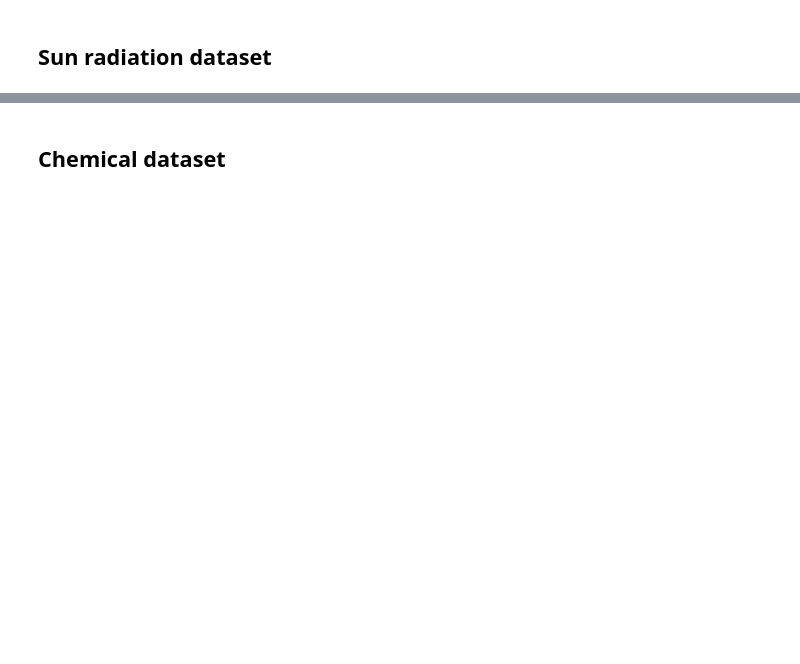
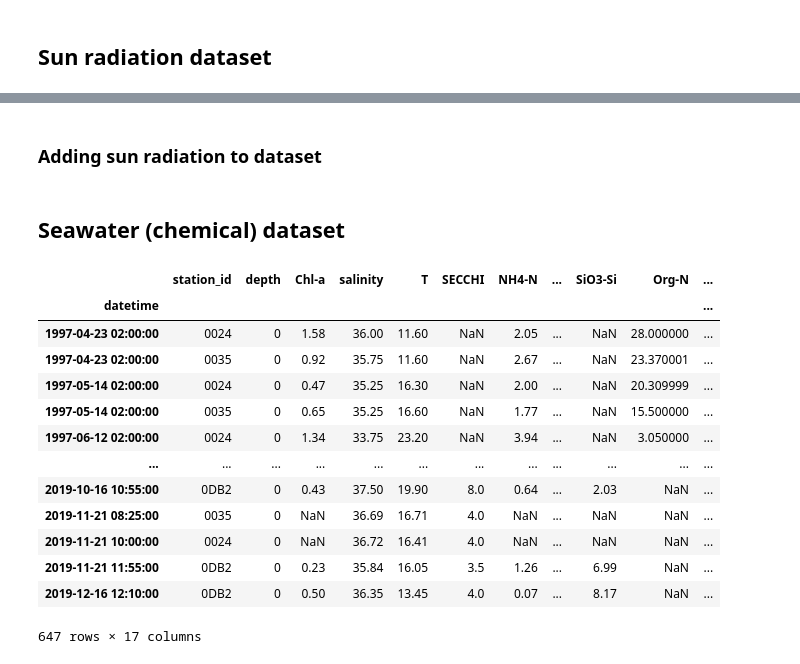
Before and after one commit to MartinMarzi/HABTox-predictor, a Jupyter notebook: HAB_preprocessing_4_0_0.ipynb, the cells around one changed output, grey strips where cells are left out. Drawn from its saved outputs; the diff is of its cells as text; code cells hidden in the pictures; blank space fills up the shorter version.

```diff
--- a/HAB_preprocessing_4_0_0.ipynb
+++ b/HAB_preprocessing_4_0_0.ipynb
@@ -371,0 +418,2 @@ df_po
+# %% [markdown]
+### Adding sun radiation to dataset
@@ -372,2 +444,28 @@ df_po
 # %% [markdown]
-## Chemical dataset
+## Seawater (chemical) dataset
+# %%
+pd.set_option("display.max_rows", 20)
+# %%
+df_sea = pd.read_excel("data/ORIGINAL/kemijski/Fi_Ke_1994-2019_checked.xlsx")
+# filter out our three stations and choose 0 depth for ODB2 (but many NaN, so decide if consider all locations!)
+df_sea = df_sea[((df_sea["station_id"] == "0DB2") | (df_sea["station_id"] == "0035") | (df_sea["station_id"] == "0024")) & (df_sea["depth"] == 0)]
+
+df_sea["datetime"] = pd.to_datetime(df_sea["datetime"])
+df_sea = df_sea.set_index("datetime")
+df_sea = df_sea.sort_values('datetime')
+df_sea
+# %% [output]
+|  | station_id | depth | Chl-a | salinity | T | SECCHI | NH4-N | ... | SiO3-Si | Org-N | ... |
+| datetime |  |  |  |  |  |  |  |  |  |  | ... |
+| 1997-04-23 02:00:00 | 0024 | 0 | 1.58 | 36.00 | 11.60 | NaN | 2.05 | ... | NaN | 28.000000 | ... |
+| 1997-04-23 02:00:00 | 0035 | 0 | 0.92 | 35.75 | 11.60 | NaN | 2.67 | ... | NaN | 23.370001 | ... |
+| 1997-05-14 02:00:00 | 0024 | 0 | 0.47 | 35.25 | 16.30 | NaN | 2.00 | ... | NaN | 20.309999 | ... |
+| 1997-05-14 02:00:00 | 0035 | 0 | 0.65 | 35.25 | 16.60 | NaN | 1.77 | ... | NaN | 15.500000 | ... |
+| 1997-06-12 02:00:00 | 0024 | 0 | 1.34 | 33.75 | 23.20 | NaN | 3.94 | ... | NaN | 3.050000 | ... |
+| ... | ... | ... | ... | ... | ... | ... | ... | ... | ... | ... | ... |
+| 2019-10-16 10:55:00 | 0DB2 | 0 | 0.43 | 37.50 | 19.90 | 8.0 | 0.64 | ... | 2.03 | NaN | ... |
+| 2019-11-21 08:25:00 | 0035 | 0 | NaN | 36.69 | 16.71 | 4.0 | NaN | ... | NaN | NaN | ... |
+| 2019-11-21 10:00:00 | 0024 | 0 | NaN | 36.72 | 16.41 | 4.0 | NaN | ... | NaN | NaN | ... |
+| 2019-11-21 11:55:00 | 0DB2 | 0 | 0.23 | 35.84 | 16.05 | 3.5 | 1.26 | ... | 6.99 | NaN | ... |
+| 2019-12-16 12:10:00 | 0DB2 | 0 | 0.50 | 36.35 | 13.45 | 4.0 | 0.07 | ... | 8.17 | NaN | ... |
+647 rows × 17 columns
```
Also changed, not shown: parts of 12 cells of this notebook, 9 other files.
